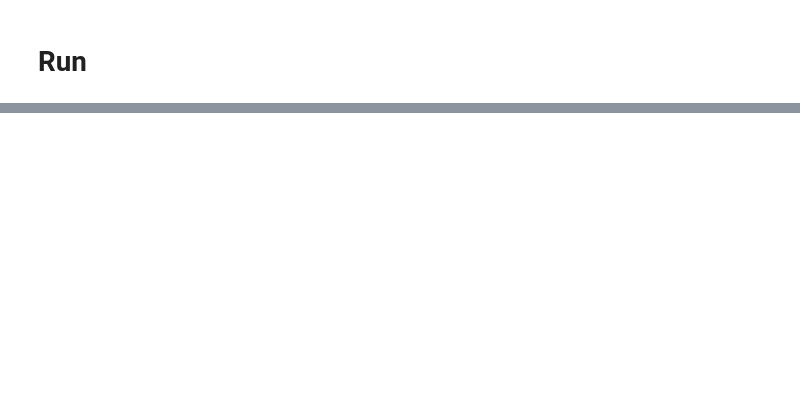
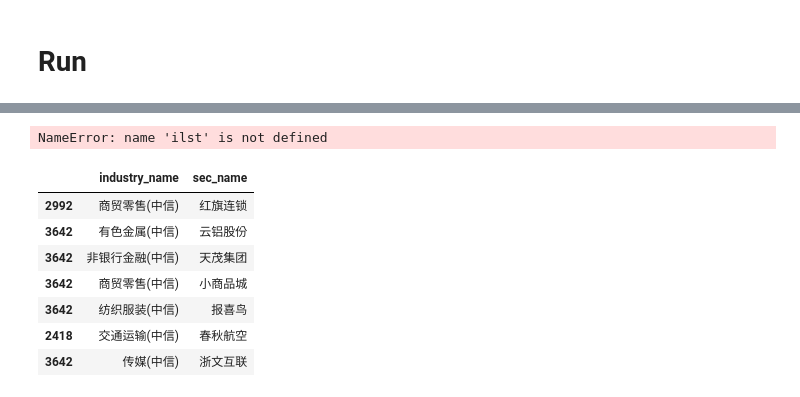
Before and after one commit to naiqili/private_trade, a Jupyter notebook: ensemble_private.ipynb, the cells around one changed output, grey strips where cells are left out. Saved outputs shown, nothing was run; the diff lists cells and outputs as text; code cells hidden in the pictures; blank space fills up the shorter version.

```diff
--- a/ensemble_private.ipynb
+++ b/ensemble_private.ipynb
@@ -369,3 +364,18 @@ infodf = pd.DataFrame({'label': ['Update date', 'Backtest start date'],
                     'value': [TODAY, BT_START]})
 
 dfi.export(infodf, f'./tmp/summary_info.png',table_conversion='matplotlib')
+# %%
+ilst[0]
+# %% [output]
+NameError: name 'ilst' is not defined
+# %%
+df1
+# %% [output]
+|  | industry_name | sec_name |
+| 2992 | 商贸零售(中信) | 红旗连锁 |
+| 3642 | 有色金属(中信) | 云铝股份 |
+| 3642 | 非银行金融(中信) | 天茂集团 |
+| 3642 | 商贸零售(中信) | 小商品城 |
+| 3642 | 纺织服装(中信) | 报喜鸟 |
+| 2418 | 交通运输(中信) | 春秋航空 |
+| 3642 | 传媒(中信) | 浙文互联 |
```
Also changed, not shown: parts of 14 cells of this notebook, 28 other files.
